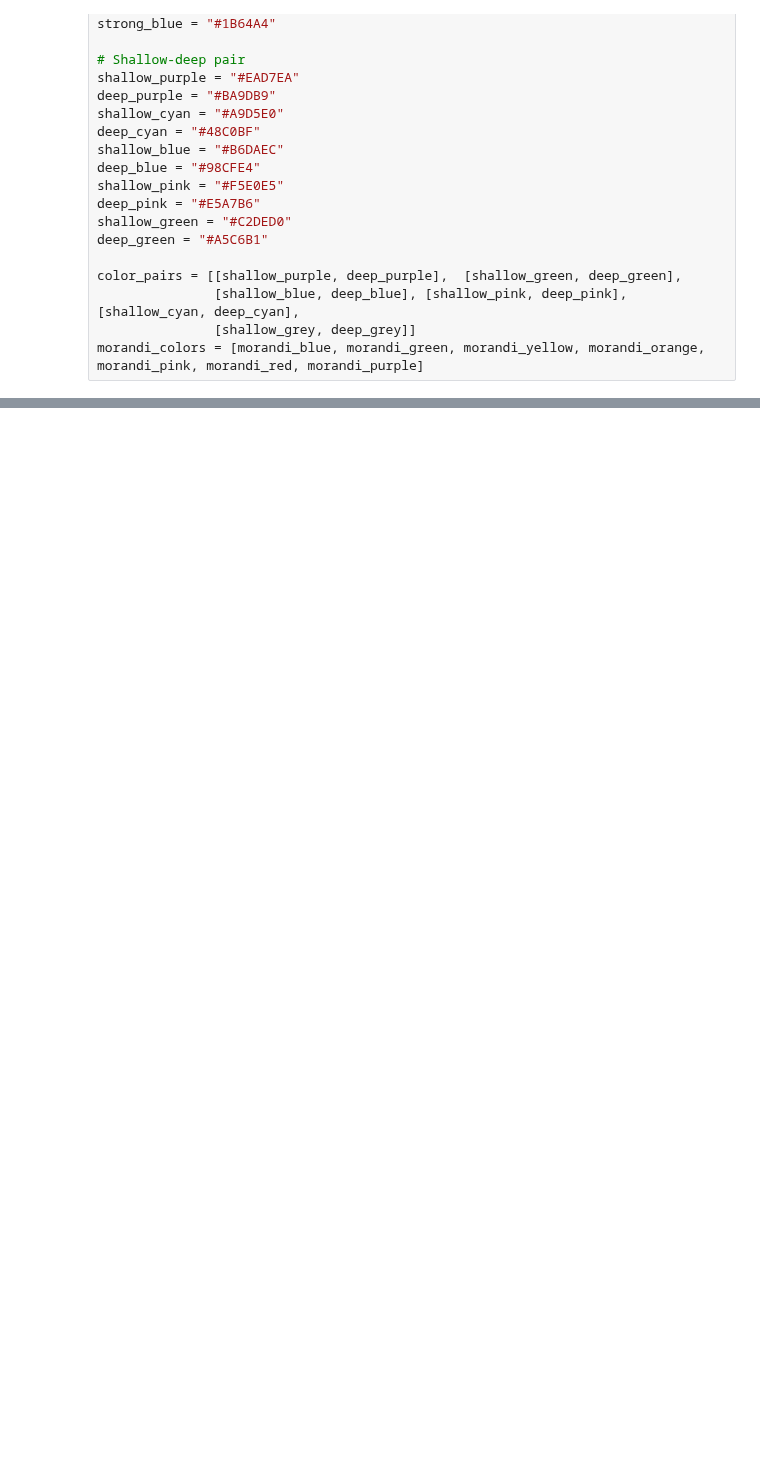
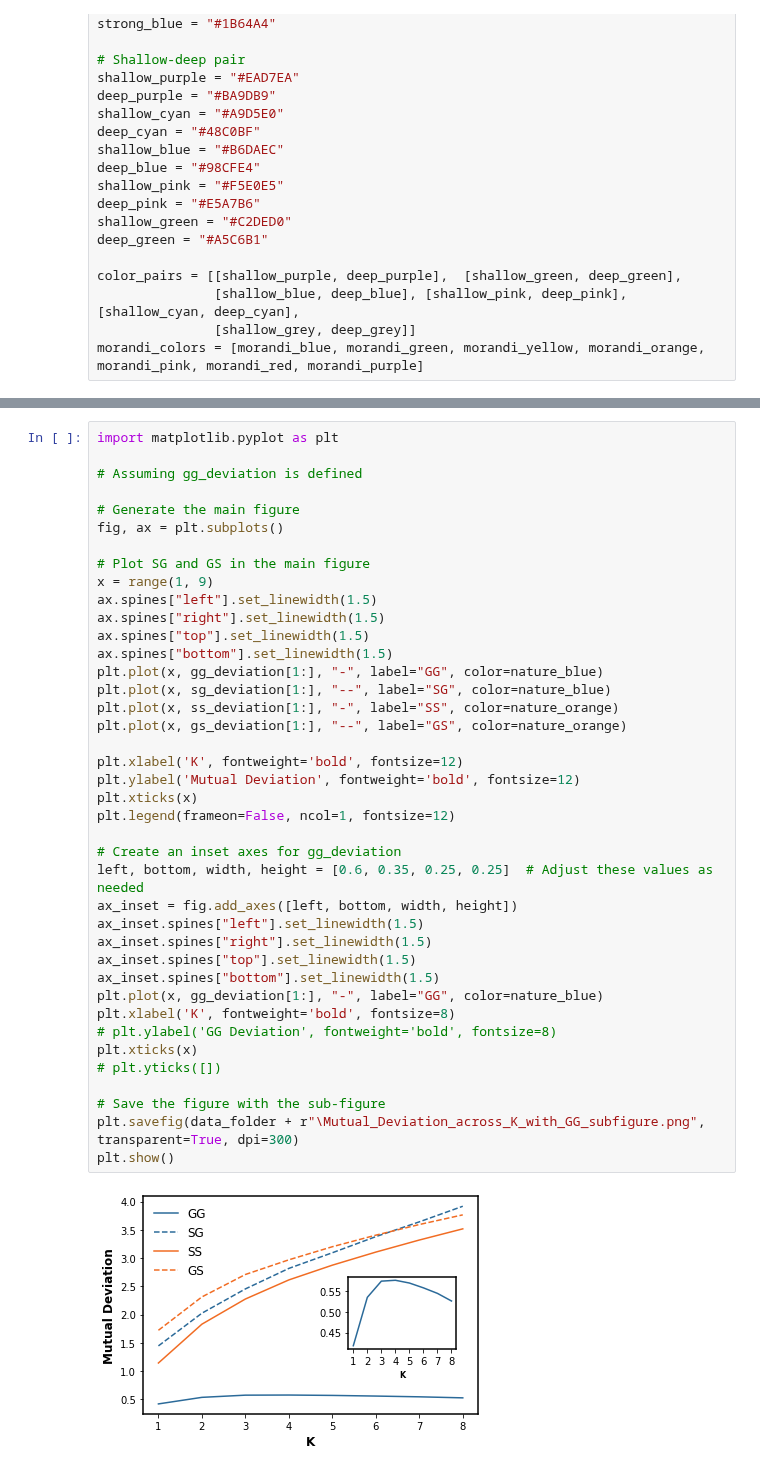
Before and after one commit to baldFemale/OpenInnovationFramework, a Jupyter notebook: Mechanism/MutualDeviation_across_K/Evaluator.ipynb, the cells around one changed output, grey strips where cells are left out. Drawn from its saved outputs; the diff is of its cells as text; blank space fills up the shorter version.

```diff
--- a/Mechanism/MutualDeviation_across_K/Evaluator.ipynb
+++ b/Mechanism/MutualDeviation_across_K/Evaluator.ipynb
@@ -89,0 +87,42 @@ plt.show()
+# %%
+import matplotlib.pyplot as plt
+
+# Assuming gg_deviation is defined
+
+# Generate the main figure
+fig, ax = plt.subplots()
+
+# Plot SG and GS in the main figure
+x = range(1, 9)
+ax.spines["left"].set_linewidth(1.5)
+ax.spines["right"].set_linewidth(1.5)
+ax.spines["top"].set_linewidth(1.5)
+ax.spines["bottom"].set_linewidth(1.5)
+plt.plot(x, gg_deviation[1:], "-", label="GG", color=nature_blue)
+plt.plot(x, sg_deviation[1:], "--", label="SG", color=nature_blue)
+plt.plot(x, ss_deviation[1:], "-", label="SS", color=nature_orange)
+plt.plot(x, gs_deviation[1:], "--", label="GS", color=nature_orange)
+
+plt.xlabel('K', fontweight='bold', fontsize=12)
+plt.ylabel('Mutual Deviation', fontweight='bold', fontsize=12)
+plt.xticks(x)
+plt.legend(frameon=False, ncol=1, fontsize=12)
+
+# Create an inset axes for gg_deviation
+left, bottom, width, height = [0.6, 0.35, 0.25, 0.25]  # Adjust these values as needed
+ax_inset = fig.add_axes([left, bottom, width, height])
+ax_inset.spines["left"].set_linewidth(1.5)
+ax_inset.spines["right"].set_linewidth(1.5)
+ax_inset.spines["top"].set_linewidth(1.5)
+ax_inset.spines["bottom"].set_linewidth(1.5)
+plt.plot(x, gg_deviation[1:], "-", label="GG", color=nature_blue)
+plt.xlabel('K', fontweight='bold', fontsize=8)
+# plt.ylabel('GG Deviation', fontweight='bold', fontsize=8)
+plt.xticks(x)
+# plt.yticks([])
+
+# Save the figure with the sub-figure
+plt.savefig(data_folder + r"\Mutual_Deviation_across_K_with_GG_subfigure.png", transparent=True, dpi=300)
+plt.show()
+# %% [output]
+[figure, added]
```
Also changed, not shown: parts of 2 cells of this notebook, 9 other files.
